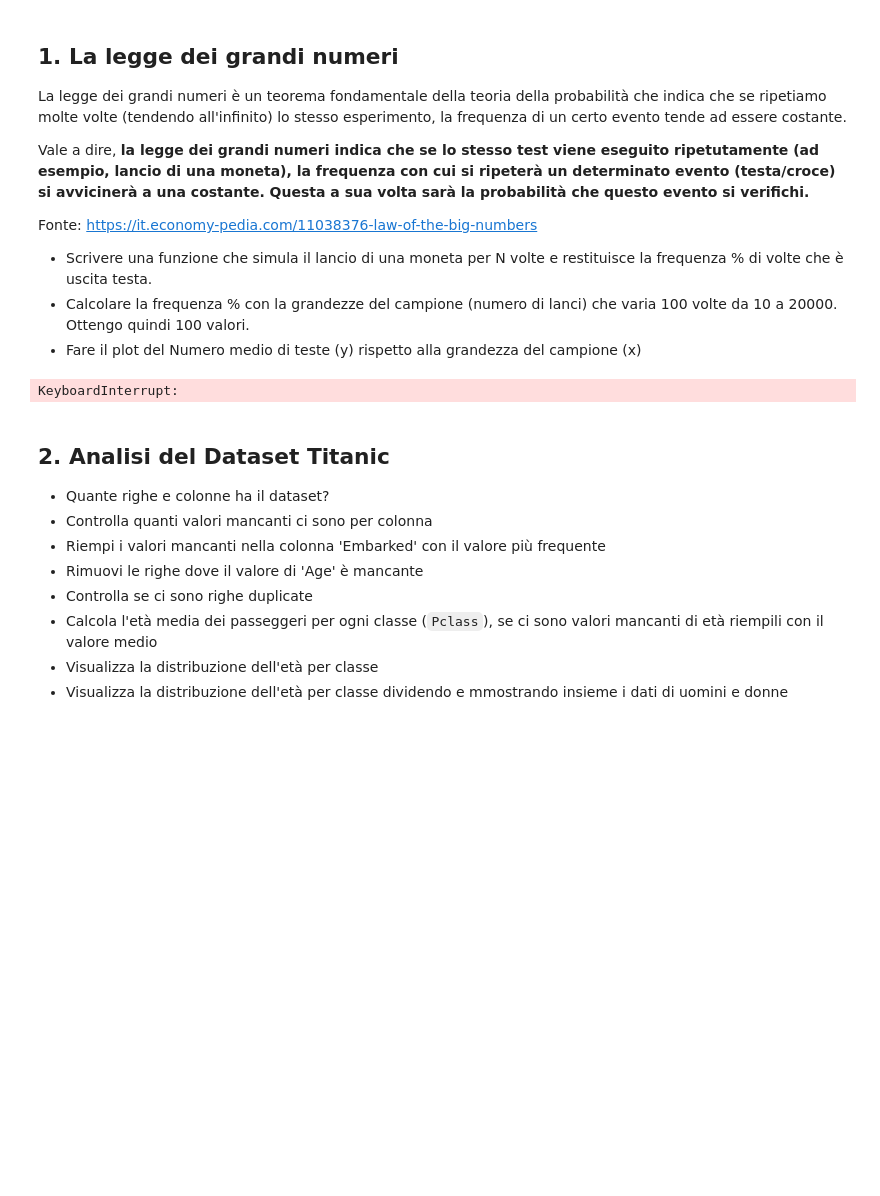
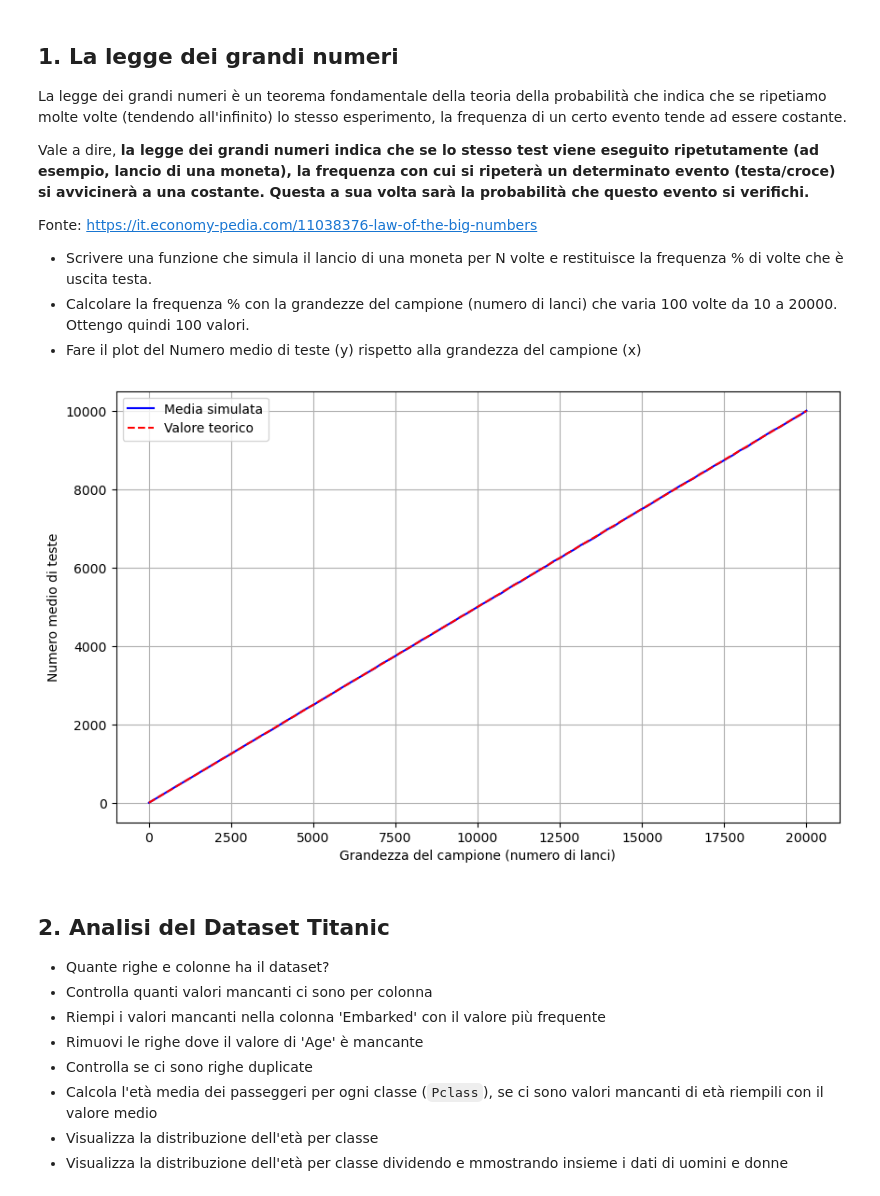
Before and after one commit to rostbear/ProgrammingLab2, a Jupyter notebook: 4_Esercizi_lez_4.ipynb, the cells around one changed output. Drawn from its saved outputs; the diff is of its cells as text; code cells hidden in the pictures; blank space fills up the shorter version.

```diff
--- a/4_Esercizi_lez_4.ipynb
+++ b/4_Esercizi_lez_4.ipynb
@@ -11,48 +11,34 @@ Fonte: https://it.economy-pedia.com/11038376-law-of-the-big-numbers
 - Calcolare la frequenza % con la grandezze del campione (numero di lanci) che varia 100 volte da 10 a 20000. Ottengo quindi 100 valori.
 - Fare il plot del Numero medio di teste (y) rispetto alla grandezza del campione (x)
 # %%
-import random
 import numpy as np
 import matplotlib.pyplot as plt
 
-def lancio_moneta(n):
-    x = 0
-    testa = 0
-    croce = 0
-    while x < n:
-        risultato = random.randint(0, 1)
-        if risultato == 1:
-            testa+=1
-        else:
-            croce+=1
-        x+=1
-    return (testa/n)*100
+def lancio_moneta_numpy(n, num_simulazioni):
+    lanci = np.random.randint(0, 2, size=(num_simulazioni, n))
+    teste_per_sim = np.sum(lanci, axis=1)
+    return teste_per_sim
 
 campioni = np.linspace(10, 20000, 100, dtype=int)
+num_simulazioni = 100
 
 numero_medio_teste = []
 
-num_simulazioni = 100
 for n in campioni:
-    teste_per_simulazione = []
-    for _ in range(num_simulazioni):
-        # lancio_moneta restituisce la frequenza %, quindi moltiplichiamo per n/100 per numero medio
-        freq = lancio_moneta(n)
-        teste = (freq / 100) * n
-        teste_per_simulazione.append(teste)
+    teste_per_simulazione = lancio_moneta_numpy(n, num_simulazioni)
     media_teste = np.mean(teste_per_simulazione)
     numero_medio_teste.append(media_teste)
 
-# Plot
 plt.figure(figsize=(10, 6))
-plt.plot(campioni, numero_medio_teste, linestyle='-', color='blue')
-plt.title("Numero medio di teste vs. Grandezza del campione")
+plt.plot(campioni, numero_medio_teste, color='blue', label='Media simulata')
+plt.plot(campioni, campioni/2, linestyle='--', color='red', label='Valore teorico')
 plt.xlabel("Grandezza del campione (numero di lanci)")
 plt.ylabel("Numero medio di teste")
+plt.legend()
 plt.grid(True)
 plt.show()
 # %% [output]
-KeyboardInterrupt:
+[figure, added]
 # %% [markdown]
 ## 2. Analisi del Dataset Titanic
 - Quante righe e colonne ha il dataset?
```
Also changed, not shown: parts of 1 cell of this notebook, 4 other files.
